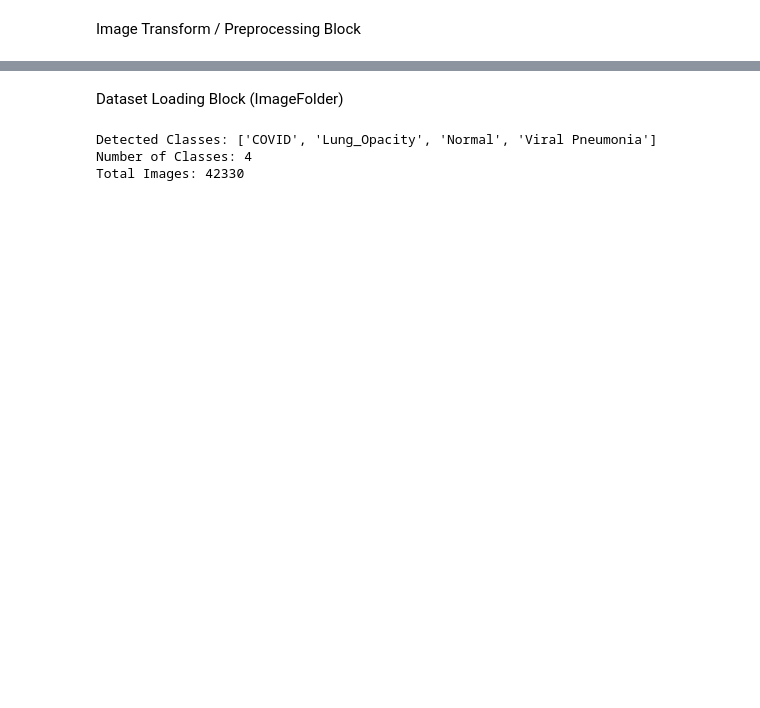
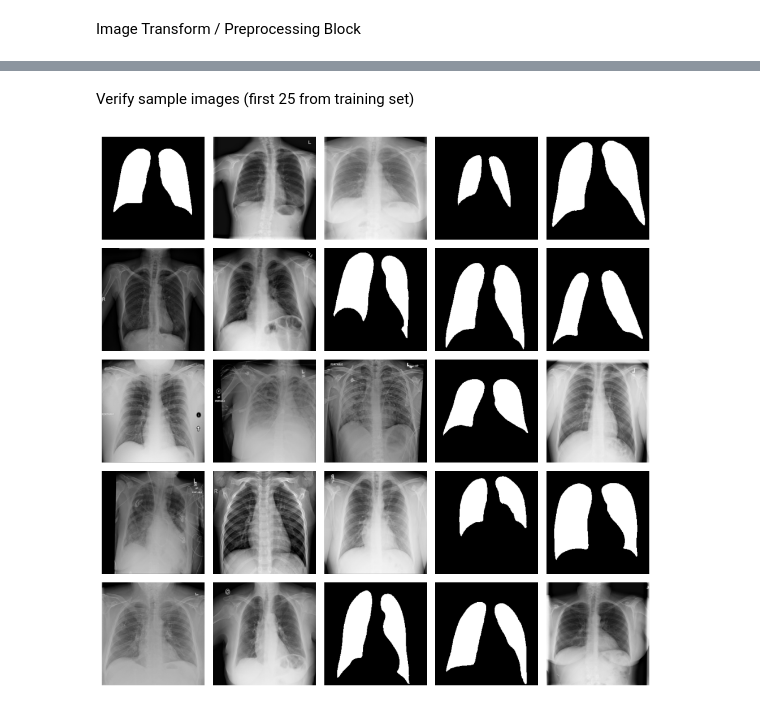
Before and after one commit to ashishbaberwal/Computer-Vision-Based-Disease-Classfication, a Jupyter notebook: Notebook/train_model.ipynb, the cells around one changed output, grey strips where cells are left out. Drawn from its saved outputs; the diff is of its cells as text; code cells hidden in the pictures; blank space fills up the shorter version.

```diff
--- a/Notebook/train_model.ipynb
+++ b/Notebook/train_model.ipynb
@@ -125,15 +157,36 @@ transform = transforms.Compose([
 # %% [markdown]
-Dataset Loading Block (ImageFolder)
+Verify sample images (first 25 from training set)
 # %%
-dataset = datasets.ImageFolder(
-    root=dataset_path,
-    transform=transform
-)
+# Get one batch safely
+batch_images, batch_labels = next(iter(train_ds))
 
-print("Detected Classes:", dataset.classes)
-print("Number of Classes:", len(dataset.classes))
-print("Total Images:", len(dataset))
+# If class_names was lost after .map(), define manually
+try:
+    class_names
+except NameError:
+    class_names = train_ds.class_names if hasattr(train_ds, "class_names") else None
+
+# Plot first 25 images
+plt.figure(figsize=(10, 10))
+
+for i in range(min(25, batch_images.shape[0])):
+    ax = plt.subplot(5, 5, i + 1)
+
+    img = batch_images[i].numpy()
+
+    # Handle grayscale properly
+    if img.shape[-1] == 1:
+        plt.imshow(img.squeeze(), cmap="gray")
+    else:
+        plt.imshow(img)
+
+    if class_names is not None:
+        label_idx = int(batch_labels[i].numpy())
+        plt.title(class_names[label_idx], fontsize=8)
+
+    plt.axis("off")
+
+plt.tight_layout()
+plt.show()
 # %% [output]
-Detected Classes: ['COVID', 'Lung_Opacity', 'Normal', 'Viral Pneumonia']
-Number of Classes: 4
-Total Images: 42330
+[figure, added]
```
Also changed, not shown: parts of 11 cells of this notebook.
